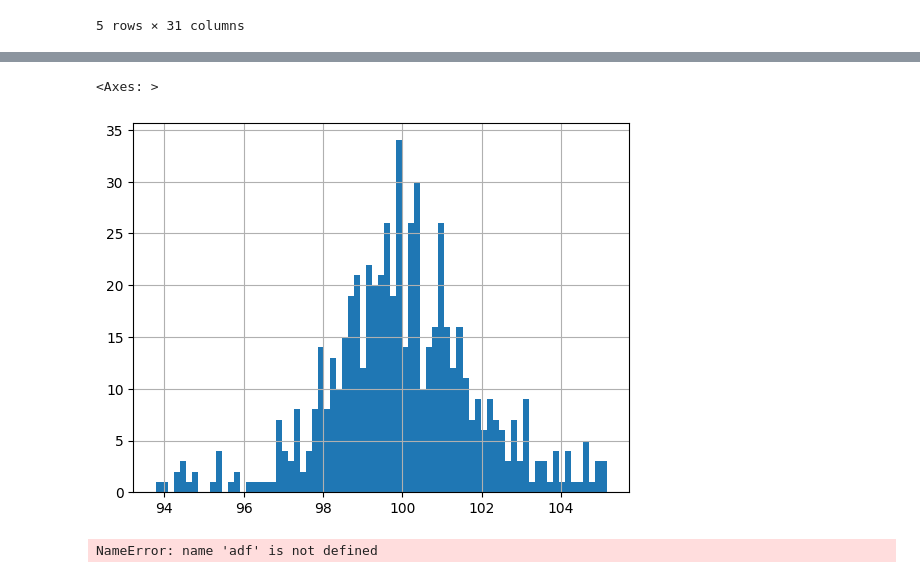
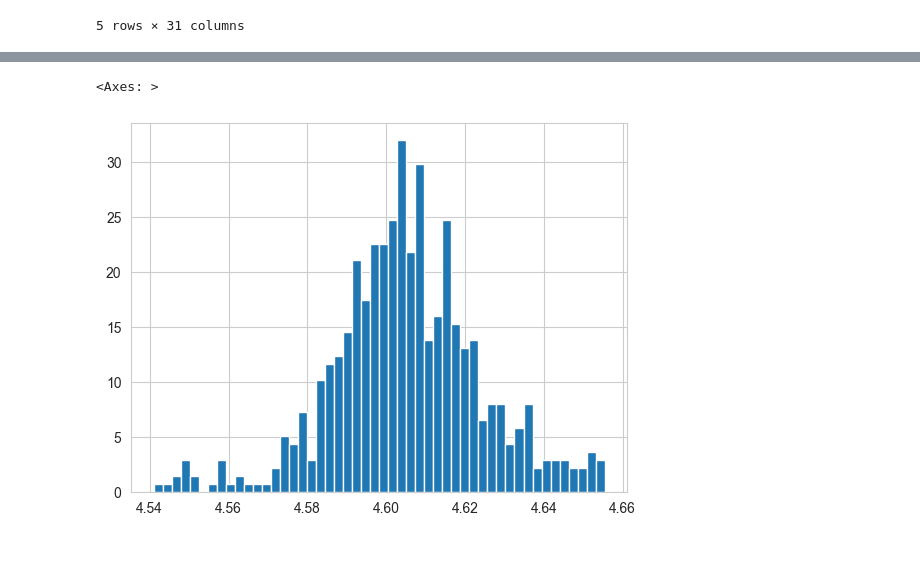
Before and after one commit to Ae-bii/uchicago-trading-2023, a Jupyter notebook: case2/analysis/understanding_train_data.ipynb, the cells around one changed output, grey strips where cells are left out. Saved outputs shown, nothing was run; the diff lists cells and outputs as text; code cells hidden in the pictures.

```diff
--- a/case2/analysis/understanding_train_data.ipynb
+++ b/case2/analysis/understanding_train_data.ipynb
@@ -78,9 +124,5 @@ df['underlying'].plot()
-# %%
-df['underlying'].hist(bins=75)
-# %% [output]
-<Axes: >
-[figure, removed]
-# %%
-adf(df['underlying'])
-# %% [output]
-NameError: name 'adf' is not defined
+# %%
+np.log(df['underlying']).hist(bins=50,density=True)
+# %% [output]
+<Axes: >
+[figure, added]
```
Also changed, not shown: parts of 13 cells of this notebook.
